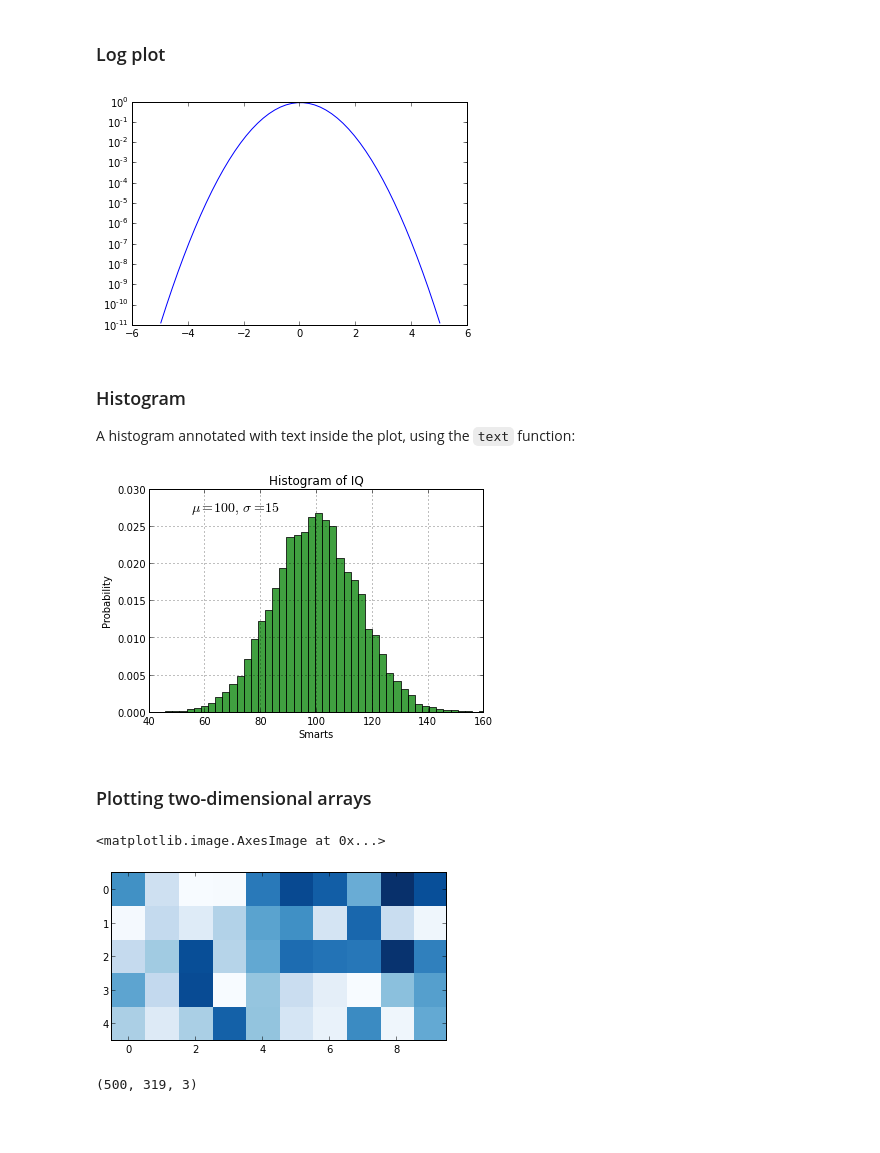
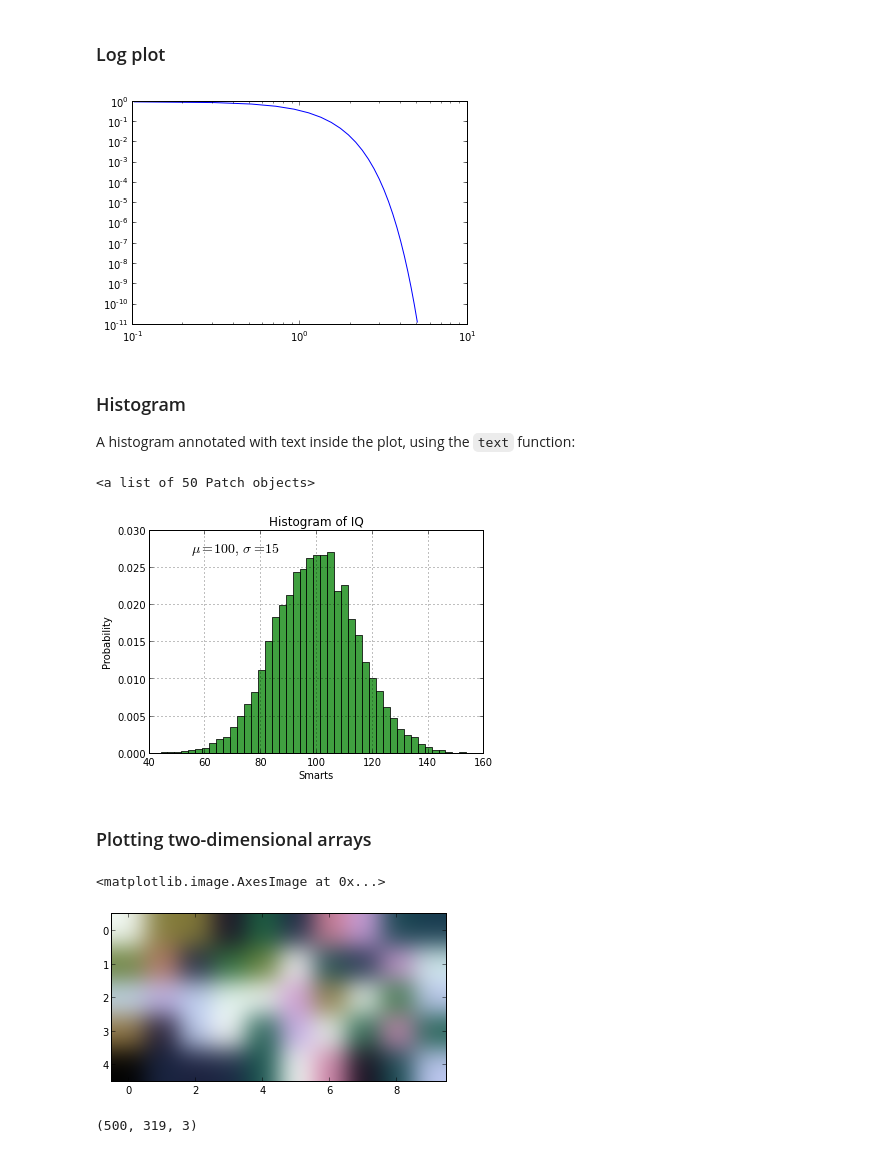
Before and after one commit to jakevdp/2013_fall_ASTR599, a Jupyter notebook: notebooks/06_MatplotlibIntro.ipynb, the cells around one changed output. Cells and saved outputs as stored; diff of their text form; code cells hidden in the pictures; blank space fills up the shorter version.

```diff
--- a/notebooks/06_MatplotlibIntro.ipynb
+++ b/notebooks/06_MatplotlibIntro.ipynb
@@ -109,9 +112,9 @@ plt.title("Simplest errorbars, 0.2 in x, 0.4 in y");
 # %%
 x = np.linspace(-5, 5)
 y = np.exp(-x**2)
-plt.semilogy(x, y);
+plt.loglog(x, y);
 # %% [output]
-[figure, old version]
+[figure, new version]
 # %% [markdown]
 ### Histogram
 
@@ -123,14 +126,19 @@ x = mu + sigma * np.random.randn(10000)
 # the histogram of the data
 n, bins, patches = plt.hist(x, 50, normed=1, facecolor='g', alpha=0.75)
 
+print patches
+
 plt.xlabel('Smarts')
 plt.ylabel('Probability')
 plt.title('Histogram of IQ')
 # This will put a text fragment at the position given:
 plt.text(55, .027, r'$\mu=100,\ \sigma=15$', fontsize=14)
-plt.axis([40, 160, 0, 0.03])
+#plt.axis([40, 160, 0, 0.03])
+plt.xlim(40, 160)
+plt.ylim(0, 0.03)
 plt.grid(True)
 # %% [output]
+<a list of 50 Patch objects>
-[figure, old version]
+[figure, new version]
 # %% [markdown]
 ### Plotting two-dimensional arrays
@@ -137,8 +147,8 @@ plt.grid(True)
 # %%
-plt.imshow(rand(5,10), interpolation='nearest', cmap=cm.Blues)
+plt.imshow(rand(5,10), interpolation='gaussian', cmap=cm.cubehelix)
 # %% [output]
 <matplotlib.image.AxesImage at 0x...>
-[figure, old version]
+[figure, new version]
 # %%
 img = plt.imread('images/dessert.png')
 img.shape
```
Also changed, not shown: parts of 10 cells of this notebook, 8 other files.
